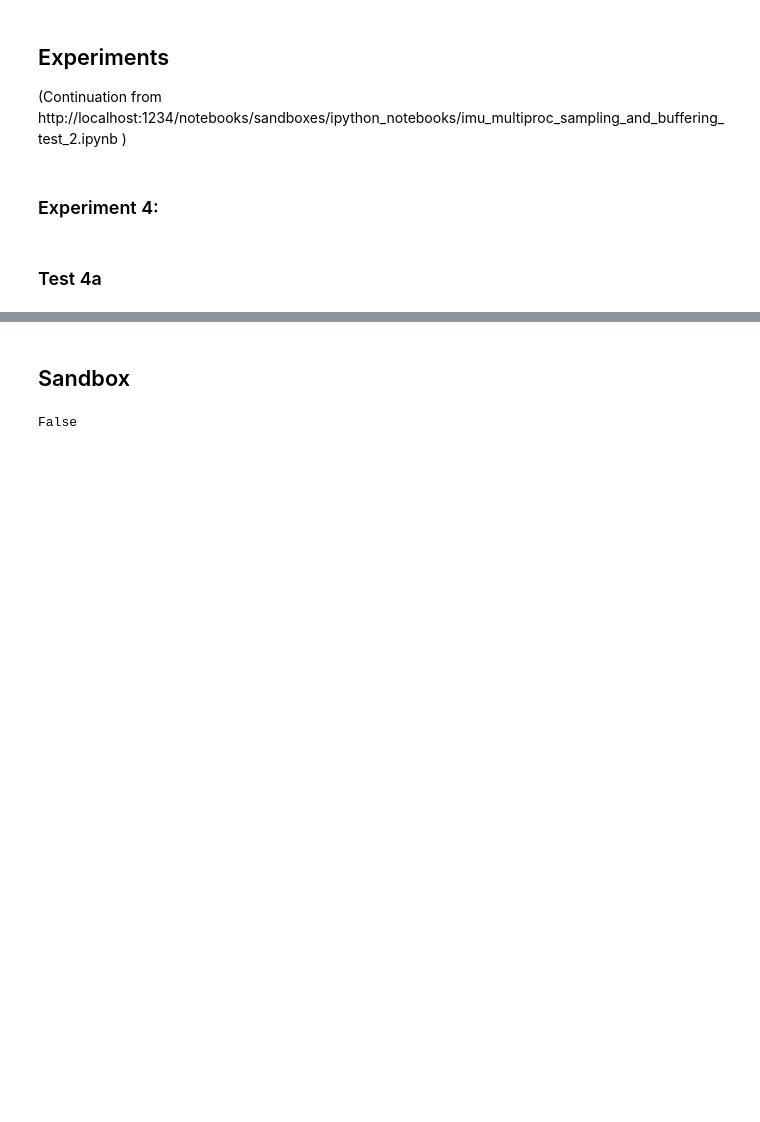
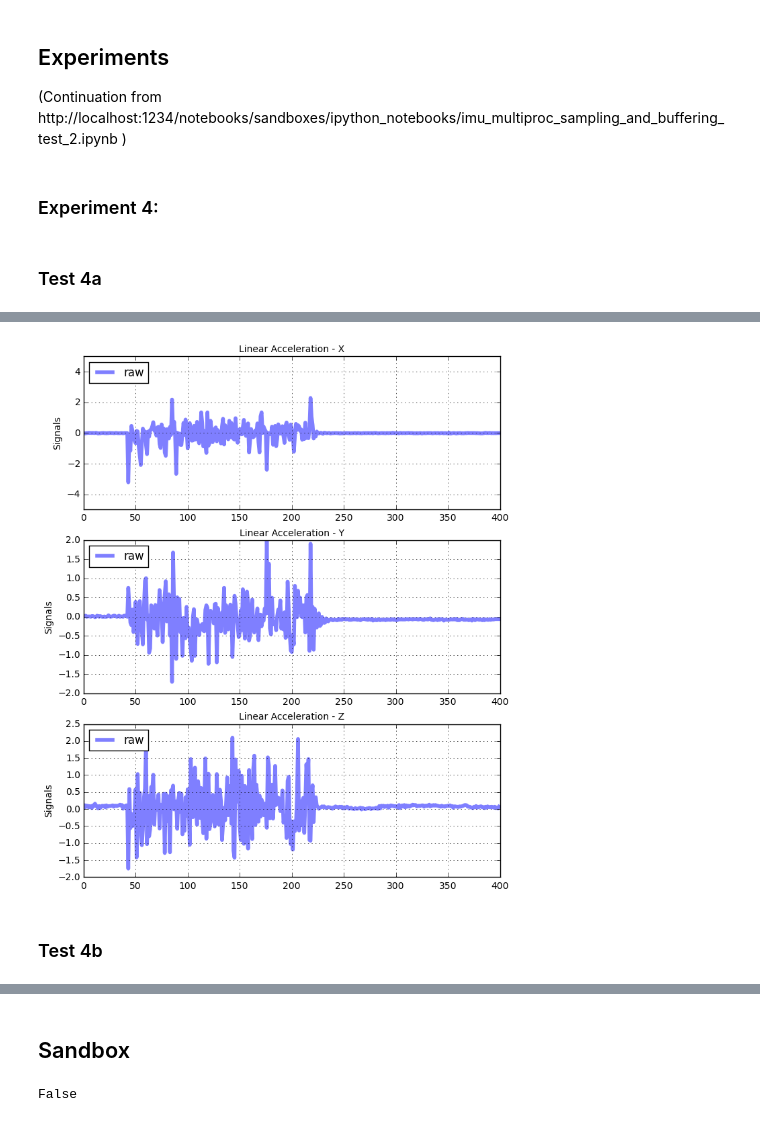
Before and after one commit to Nanigans/nanibot, a Jupyter notebook: sandboxes/ipython_notebooks/imu_data_filtering_sandbox_2.ipynb, the cells around one changed output, grey strips where cells are left out. Drawn from its saved outputs; the diff is of its cells as text; code cells hidden in the pictures; blank space fills up the shorter version.

```diff
--- a/sandboxes/ipython_notebooks/imu_data_filtering_sandbox_2.ipynb
+++ b/sandboxes/ipython_notebooks/imu_data_filtering_sandbox_2.ipynb
@@ -787,0 +836,4 @@ plot_euler_data(test_data_df,y1lim=(-100,300),y2lim=(-1,1),y3lim=(-5,5))
+# %%
+plot_raw_and_processed_data(test_data_df,y1lim=(-5,5))
+# %% [output]
+[figure, added]
@@ -787,0 +842,2 @@ plot_euler_data(test_data_df,y1lim=(-100,300),y2lim=(-1,1),y3lim=(-5,5))
+# %% [markdown]
+### Test 4b
```
Also changed, not shown: parts of 11 cells of this notebook, 2 other files.
